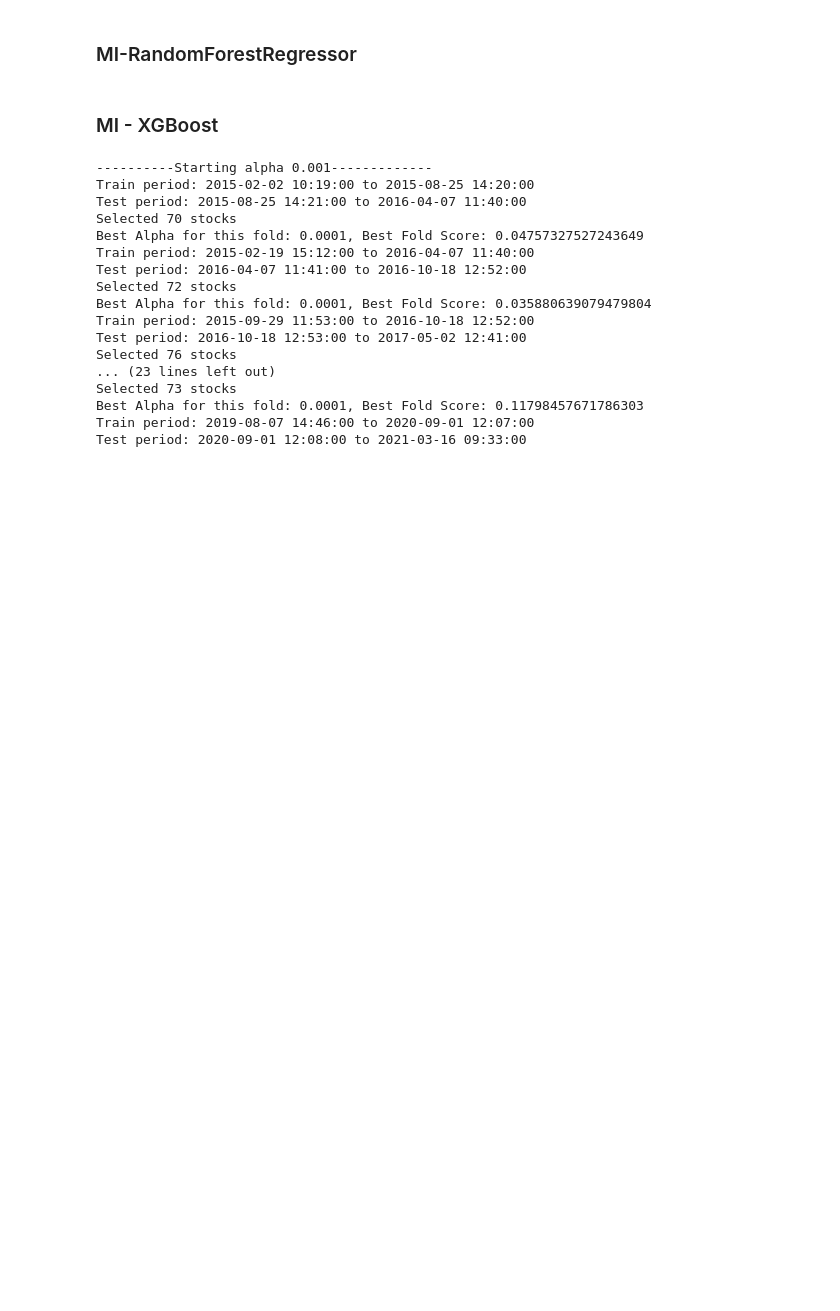
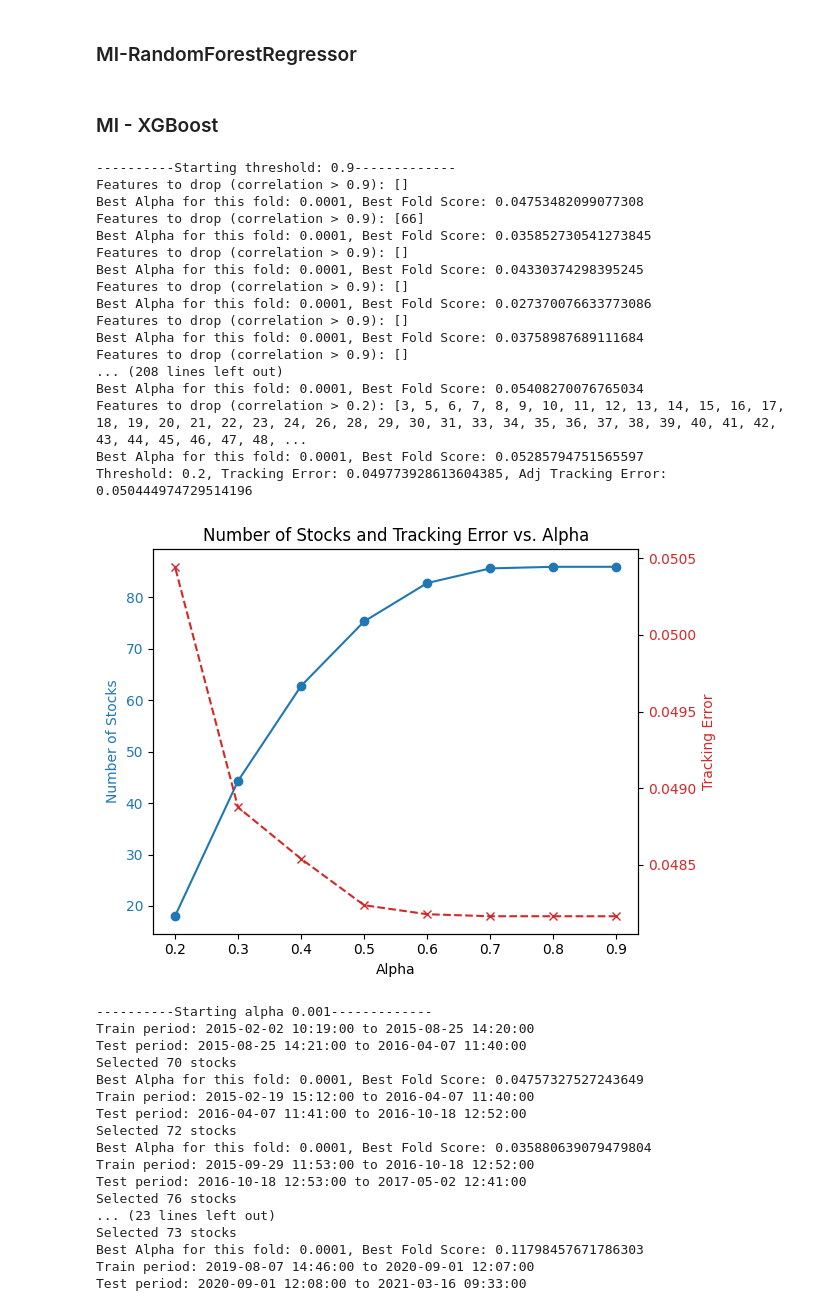
Before and after one commit to dbriito13/CSCA5622, a Jupyter notebook: nifty-50-partial-replication.ipynb, the cells around one changed output. Drawn from its saved outputs; the diff is of its cells as text; code cells hidden in the pictures; blank space fills up the shorter version.

```diff
--- a/nifty-50-partial-replication.ipynb
+++ b/nifty-50-partial-replication.ipynb
@@ -711,6 +711,27 @@ df_total_returns = df_total_z.pct_change().dropna()
 df_total_returns = 100*df_total_returns
 X = df_total_returns.drop(columns=['NIFTY_100'])
 y = df_total_returns['NIFTY_100']
+# %%
+Corr_Lasso_plot(X,y)
+# %% [output]
+----------Starting threshold: 0.9-------------
+Features to drop (correlation > 0.9): []
+Best Alpha for this fold: 0.0001, Best Fold Score: 0.04753482099077308
+Features to drop (correlation > 0.9): [66]
+Best Alpha for this fold: 0.0001, Best Fold Score: 0.035852730541273845
+Features to drop (correlation > 0.9): []
+Best Alpha for this fold: 0.0001, Best Fold Score: 0.04330374298395245
+Features to drop (correlation > 0.9): []
+Best Alpha for this fold: 0.0001, Best Fold Score: 0.027370076633773086
+Features to drop (correlation > 0.9): []
+Best Alpha for this fold: 0.0001, Best Fold Score: 0.03758987689111684
+Features to drop (correlation > 0.9): []
+... (208 lines left out)
+Best Alpha for this fold: 0.0001, Best Fold Score: 0.05408270076765034
+Features to drop (correlation > 0.2): [3, 5, 6, 7, 8, 9, 10, 11, 12, 13, 14, 15, 16, 17, 18, 19, 20, 21, 22, 23, 24, 26, 28, 29, 30, 31, 33, 34, 35, 36, 37, 38, 39, 40, 41, 42, 43, 44, 45, 46, 47, 48, ...
+Best Alpha for this fold: 0.0001, Best Fold Score: 0.05285794751565597
+Threshold: 0.2, Tracking Error: 0.049773928613604385, Adj Tracking Error: 0.050444974729514196
+[figure, added]
 # %%
 Lasso_Lasso_plot(X,y)
 # %% [output]
```
Also changed, not shown: parts of 4 cells of this notebook.
